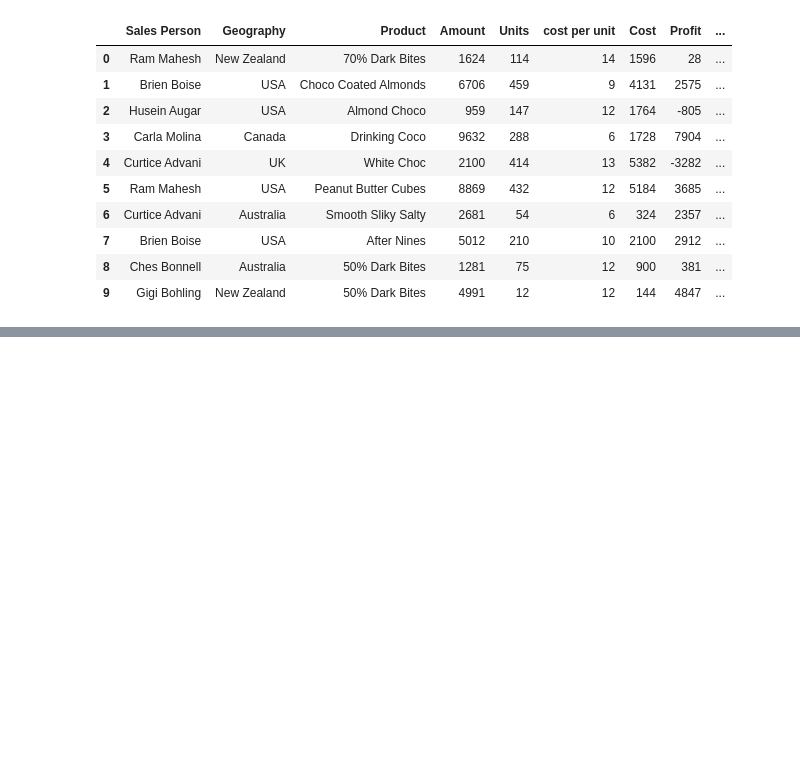
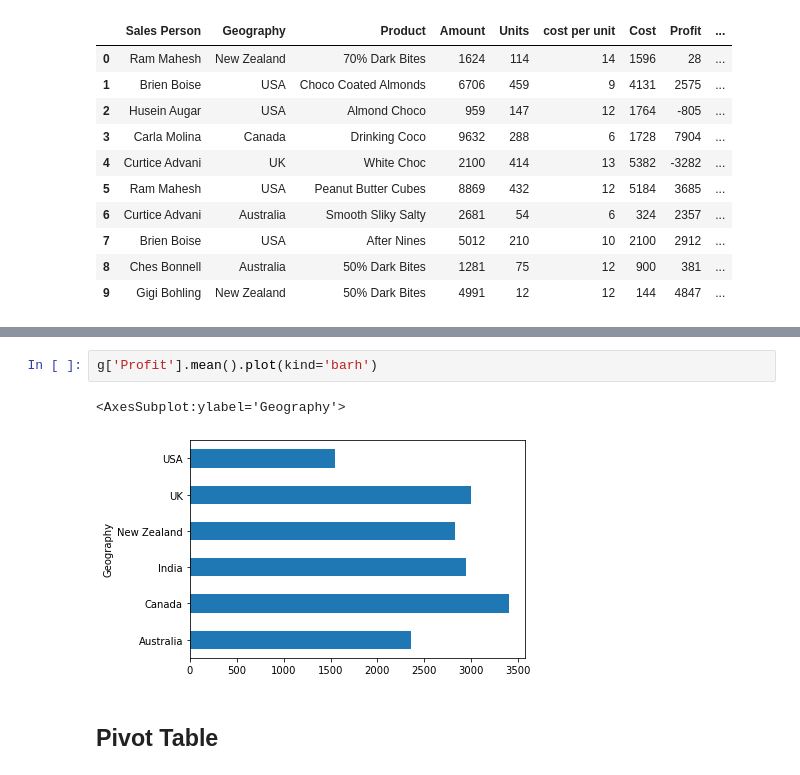
Before and after one commit to SaidurRahmanChowdhury/Choclate-Sales-Analysis, a Jupyter notebook: Chocolate Sales Analysis.ipynb, the cells around one changed output, grey strips where cells are left out. Saved outputs shown, nothing was run; the diff lists cells and outputs as text; blank space fills up the shorter version.

```diff
--- a/Chocolate Sales Analysis.ipynb
+++ b/Chocolate Sales Analysis.ipynb
@@ -153,0 +333,7 @@ df.head(10)
+# %%
+g['Profit'].mean().plot(kind='barh')
+# %% [output]
+<AxesSubplot:ylabel='Geography'>
+[figure, added]
+# %% [markdown]
+## Pivot Table
```
Also changed, not shown: parts of 14 cells of this notebook.
